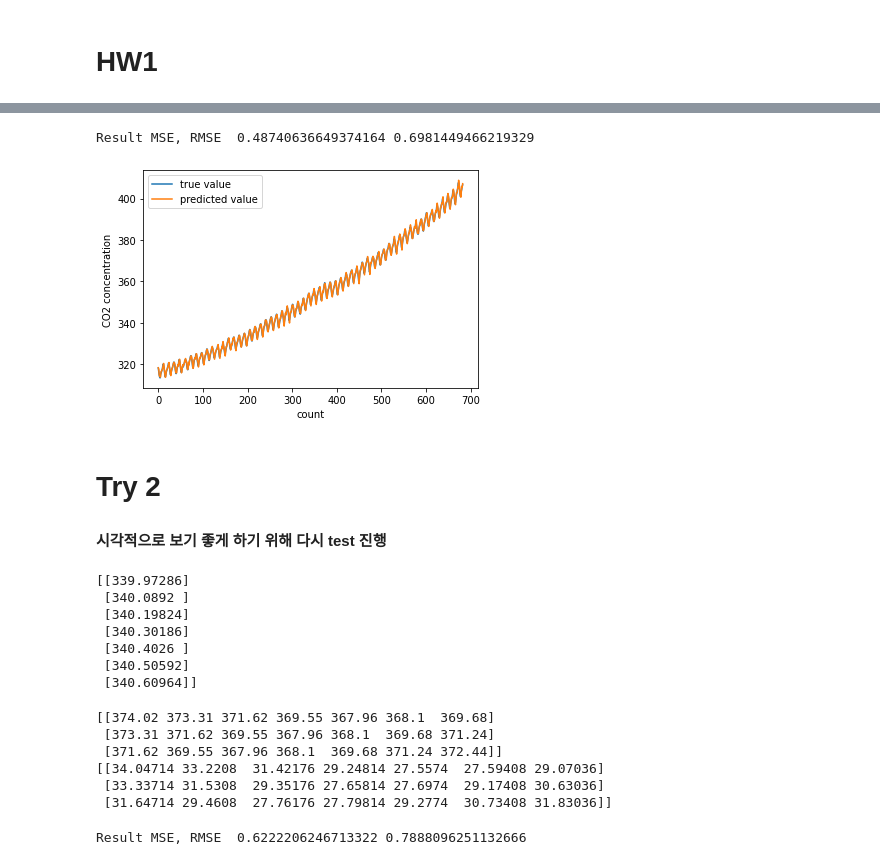
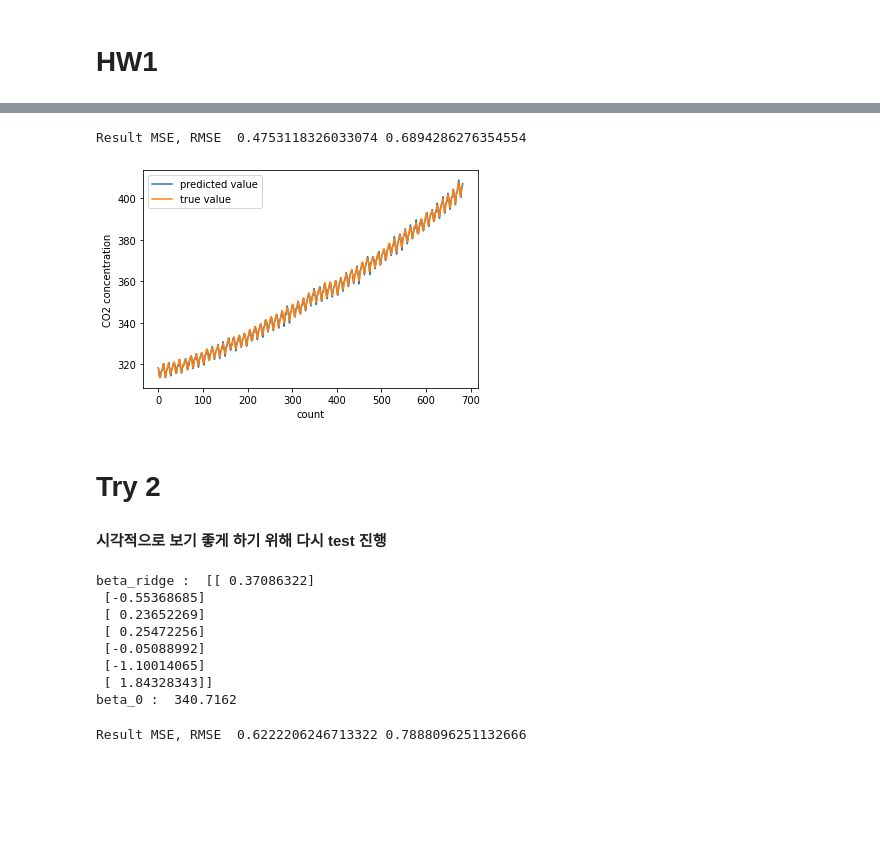
Before and after one commit to MunjungKim/ridge_regression, a Jupyter notebook: MATH532_HW1.ipynb, the cells around one changed output, grey strips where cells are left out. Cells and saved outputs as stored; diff of their text form; code cells hidden in the pictures; blank space fills up the shorter version.

```diff
--- a/MATH532_HW1.ipynb
+++ b/MATH532_HW1.ipynb
@@ -166,11 +167,12 @@ def standard(X):
         a = mean.reshape((1,-1))
         X_mean = np.vstack([X_mean, mean])
 
+    X_mean = X_mean[1:]
     return X_std, X_mean
 
-lamb = 0.1
 
-def solve(X,y):
+
+def solve(X,y,lamb):
     N = X.shape[0]
     p = X.shape[1]
 
@@ -189,11 +191,11 @@ from sklearn.metrics import mean_squared_error
 
 
 from sklearn.model_selection import train_test_split
-X_train, X_test, Y_train, Y_test = train_test_split(X_i, Y_i, test_size=0.2, random_state=1)
+X_train, X_test, Y_train, Y_test = train_test_split(X, Y, test_size=0.2, random_state=1)
 
 # training
 
 X_std = np.zeros(shape=(X_train.shape[0],X_train.shape[1]))
-X_std = standard(X_train)
-beta_ridge, beta_0 = solve(X_std, Y_train)
+X_std, X_mean = standard(X_train)
+beta_ridge, beta_0 = solve(X_std, Y_train, 0.1)
 # %%
@@ -231,23 +235,0 @@ plt.show()
-# %%
-Y = np.hstack([Y_test, Y_pred])
-n = Y_test.shape[0]
-
-
-Y_copy = Y.copy()
-
-for i in range(1,n):
-    key = Y[i,:].copy()
-    for k in range(i):
-        print(Y[:3,0])
-        if Y[i-1-k,0]> key[0]:
-            save = Y[i-1-k,:].copy()
-            print(key)
-            print(Y[i-1-k,:])
-            Y[i-k,:] = save
-            Y[i-1-k,:] = key
-            print(key)
-        else:
-            print(k)
-            break
-
-print(Y.shape)
@@ -283,23 +236,23 @@ plt.show()
 # %%
 # 전체 데이터에 대해서 prediction
 
-X_total = standard(X_i)
+X_total = X - np.transpose(X_mean)
 Y_total_pred = np.matmul(X_total, beta_ridge)+beta_0
 
-mse = mean_squared_error(Y_i, Y_total_pred)
+mse = mean_squared_error(Y, Y_total_pred)
 print("Result MSE, RMSE ",mse, np.sqrt(mse))
 # %% [output]
-Result MSE, RMSE  0.48740636649374164 0.6981449466219329
+Result MSE, RMSE  0.4753118326033074 0.6894286276354554
 # %%
 count = np.array(range(Y_total_pred.shape[0]))
 plt.plot(count, Y_total_pred, label='predicted value')
 plt.xlabel('count')
 plt.ylabel('CO2 concentration')
-plt.plot(count, Y_i, label='true value')
+plt.plot(count, Y, label='true value')
 plt.legend()
 plt.show()
 # %% [output]
-[figure, old version]
+[figure, new version]
 # %% [markdown]
 # Try 2
 
@@ -318,25 +271,15 @@ beta_ridge, beta_0 = solve(X_std, Y_train)
 # %%
-X_mean = X_mean[1:]
-print(X_mean)
+print("beta_ridge : ", beta_ridge)
+print("beta_0 : ", beta_0)
 # %% [output]
-[[339.97286]
- [340.0892 ]
- [340.19824]
- [340.30186]
- [340.4026 ]
- [340.50592]
- [340.60964]]
+beta_ridge :  [[ 0.37086322]
+ [-0.55368685]
+ [ 0.23652269]
+ [ 0.25472256]
+ [-0.05088992]
+ [-1.10014065]
+ [ 1.84328343]]
+beta_0 :  340.7162
-# %%
-print(X_test[:3])
-a = X_test - np.transpose(X_mean)
-print(a[:3])
-# %% [output]
-[[374.02 373.31 371.62 369.55 367.96 368.1  369.68]
- [373.31 371.62 369.55 367.96 368.1  369.68 371.24]
- [371.62 369.55 367.96 368.1  369.68 371.24 372.44]]
-[[34.04714 33.2208  31.42176 29.24814 27.5574  27.59408 29.07036]
- [33.33714 31.5308  29.35176 27.65814 27.6974  29.17408 30.63036]
- [31.64714 29.4608  27.76176 27.79814 29.2774  30.73408 31.83036]]
 # %%
 # test
 test_std = X_test - np.transpose(X_mean)
```
Also changed, not shown: parts of 16 cells of this notebook.
